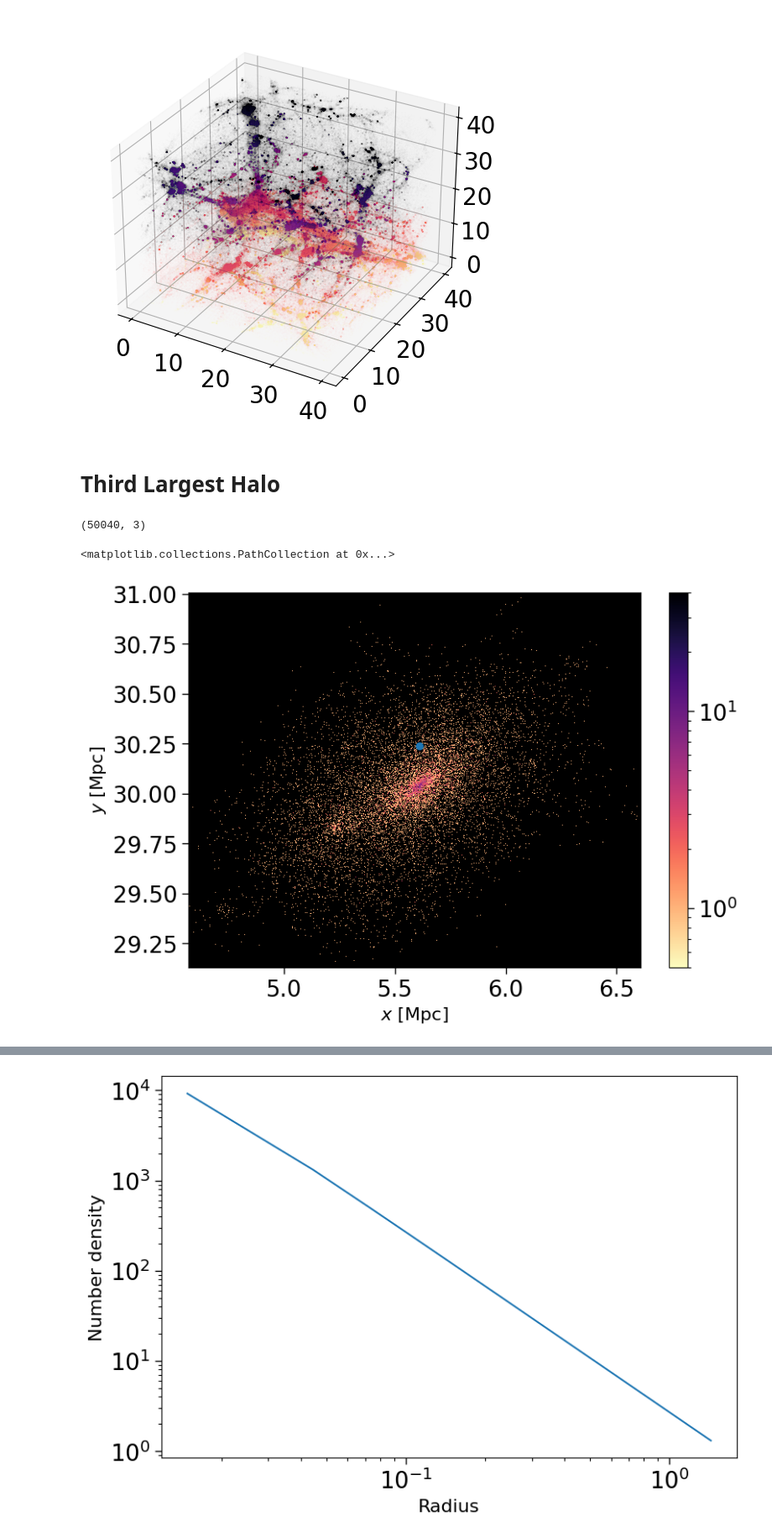
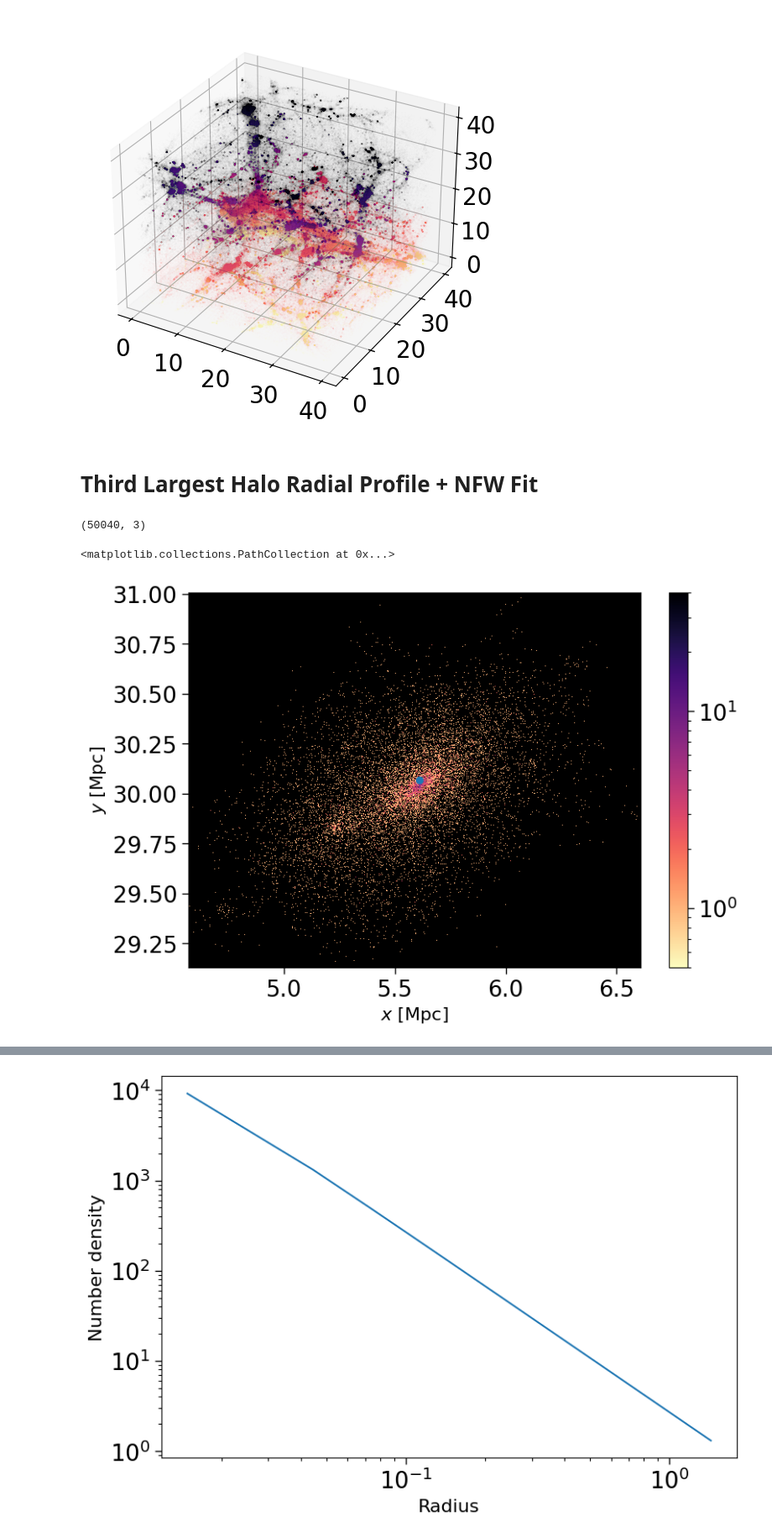
Before and after one commit to malinadesai/astroII_numproj, a Jupyter notebook: fof.ipynb, the cells around one changed output, grey strips where cells are left out. Shown at 84% size. Saved outputs shown, nothing was run; the diff lists cells and outputs as text; code cells hidden in the pictures.

```diff
--- a/fof.ipynb
+++ b/fof.ipynb
@@ -221,7 +221,7 @@ plt.show()
 # %% [output]
 [figure]
 # %% [markdown]
-# Third Largest Halo
+# Third Largest Halo Radial Profile + NFW Fit
 # %%
 sizes = np.array([len(h) for h in halos])
 halo3 = halos[2]
@@ -237,14 +237,14 @@ Pos3.shape
 # %%
 fig, ax = plt.subplots(nrows=1, ncols=1)
 ax.set_facecolor('k')
 plt.hist2d(x3, y3, bins = 1000,  norm=mpl.colors.LogNorm(vmin=0.5, vmax=40), cmap = 'magma_r')
 ax.set_xlabel('$x$ [Mpc]')
 ax.set_ylabel('$y$ [Mpc]')
 plt.colorbar()
-plt.scatter(x3[26000], y3[26000])
+plt.scatter(x3[26000], y3[25345])
 # %% [output]
 <matplotlib.collections.PathCollection at 0x...>
-[figure, old version]
+[figure, new version]
 # %%
 fig, ax = plt.subplots(nrows=1, ncols=1)
 ax.set_facecolor('k')
```
Also changed, not shown: parts of 7 cells of this notebook.
